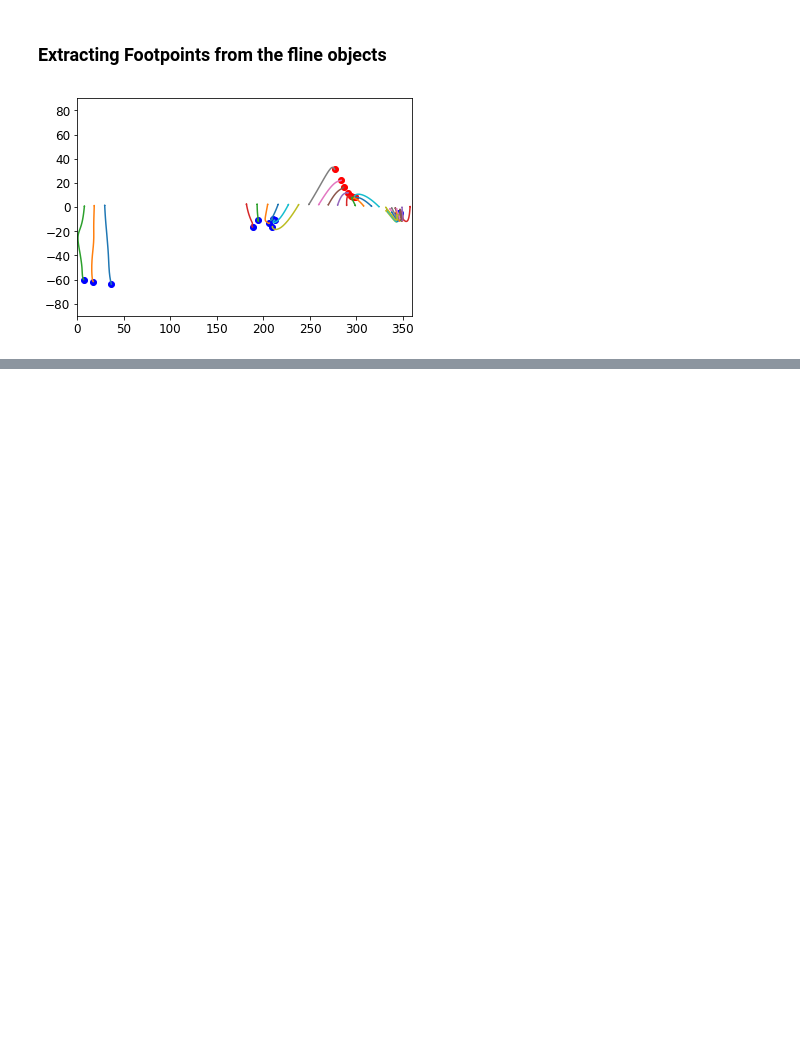
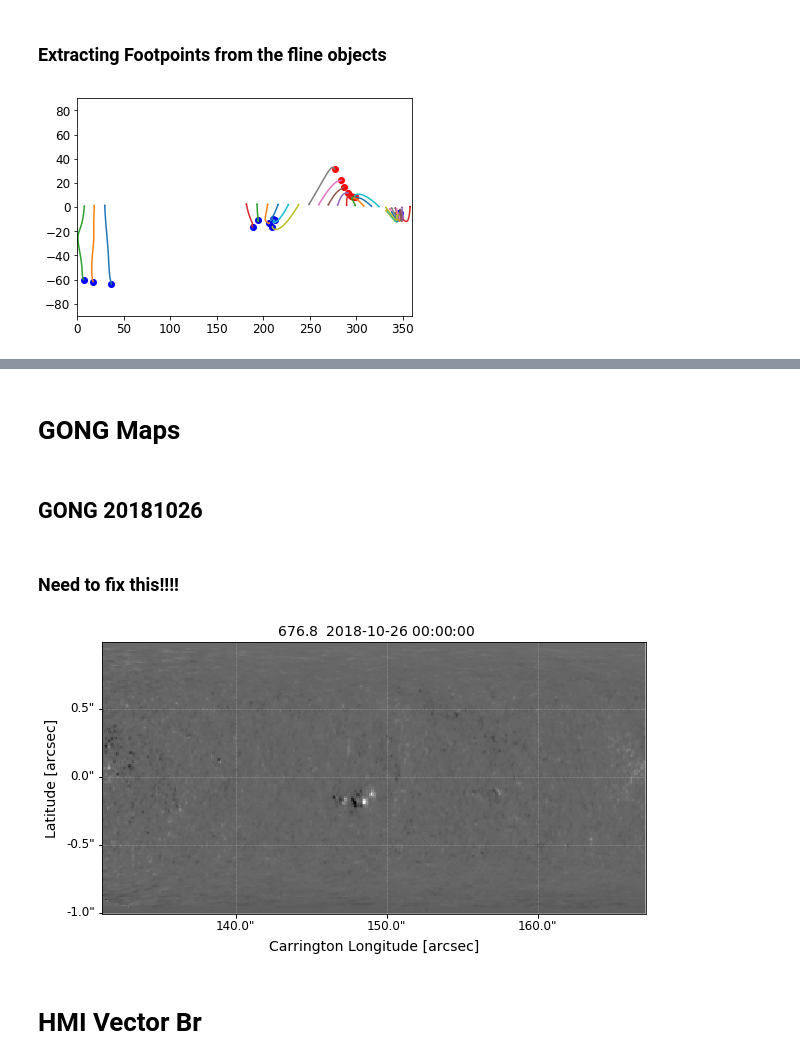
Before and after one commit to pymilo/publication-code, a Jupyter notebook: 2019-psp-connection/pfss_connection-Edited.ipynb, the cells around one changed output, grey strips where cells are left out. Saved outputs shown, nothing was run; the diff lists cells and outputs as text; code cells hidden in the pictures; blank space fills up the shorter version.

```diff
--- a/2019-psp-connection/pfss_connection-Edited.ipynb
+++ b/2019-psp-connection/pfss_connection-Edited.ipynb
@@ -333,3 +333,24 @@ import pandas as pd
 footpoint_dict = {'Unix Timestamp [s]': timestamps, 'Carrington Longitudes [deg]': lons, 'Carrington Latitudes [deg]':lats}
 footpoint_df = pd.DataFrame(data=footpoint_dict)
 footpoint_df.to_csv(r'./PSP_magfootpoints_perihelion1.csv', header=None, index=None, sep=' ', mode='a')
+# %% [markdown]
+# GONG Maps
+# %% [markdown]
+## GONG 20181026
+# %% [markdown]
+### Need to fix this!!!!
+# %%
+gongf = fits.open('mrzqs181026t0014c2210_311.fits')
+Hgong = gongf[0].header
+Hgong['CRPIX1'] =  -1
+Hgong['CRPIX2'] =  180//2 +1
+Hgong['cdelt1'] =  0.1
+gongm = sunpy.map.Map(gongf[0].data,Hgong)
+fig = plt.figure(figsize=(12, 5))
+axes = plt.subplot(projection=gongm)
+# Plot the image
+im = gongm.plot()
+# %% [output]
+[figure, added]
+# %% [markdown]
+# HMI Vector Br
```
Also changed, not shown: parts of 10 cells of this notebook, 2 other files.
